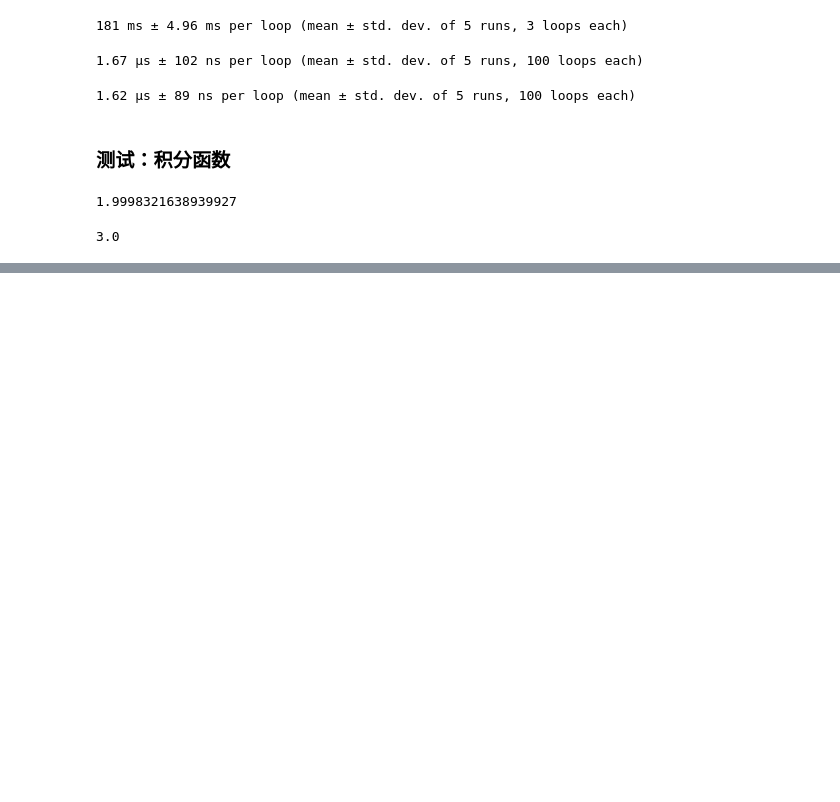
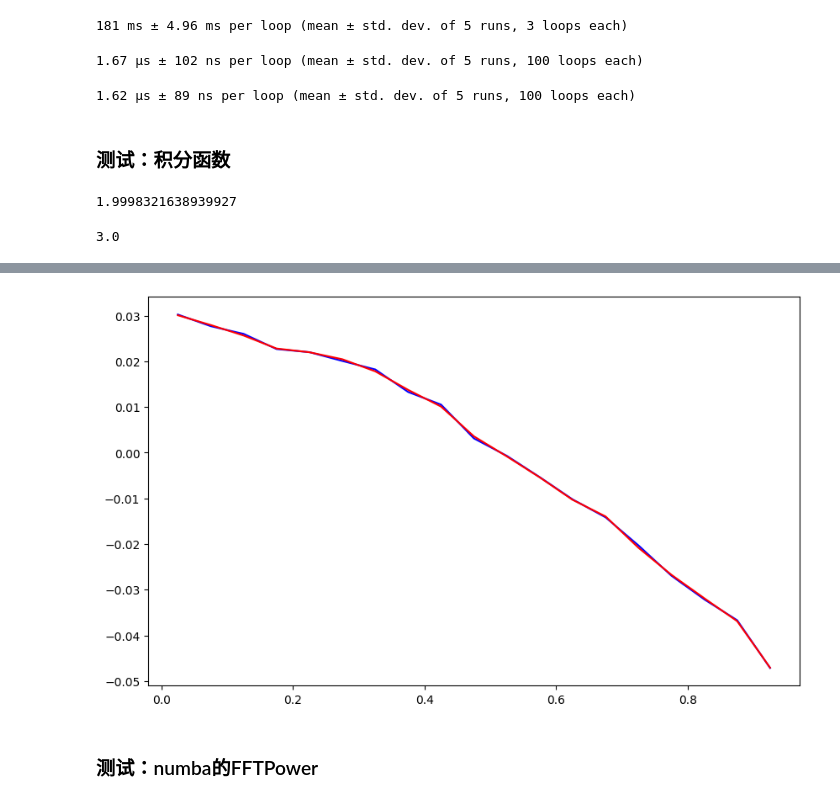
Before and after one commit to HelloGithubC/LSS_python, a Jupyter notebook: test.ipynb, the cells around one changed output, grey strips where cells are left out. Cells and saved outputs as stored; diff of their text form; code cells hidden in the pictures; blank space fills up the shorter version.

```diff
--- a/test.ipynb
+++ b/test.ipynb
@@ -123,0 +375,19 @@ from xitools import xismu as xismu_old
+# %%
+fig = plt.figure(dpi=100, figsize=(10, 6))
+ax = fig.add_subplot(111)
+axes = [ax1, ax2]
+colors = ["blue", "red"]
+xis_mu_CUTE_list = []
+xis_mu_pkl_list = []
+for i in range(2):
+    mu_CUTE, xis_mu_CUTE = tpcf_CUTE_list[i].integrate_tpcf(mupack=6, is_norm=True, quick_return=True)
+    mu_pkl, xis_mu_pkl = tpcf_pkl_list[i].integrate_tpcf(mupack=6, is_norm=True, quick_return=True)
+    xis_mu_CUTE_list.append(xis_mu_CUTE)
+    xis_mu_pkl_list.append(xis_mu_pkl)
+ax.plot(mu_CUTE, xis_mu_CUTE_list[0] - xis_mu_CUTE_list[1], color=colors[0])
+ax.plot(mu_pkl, xis_mu_pkl_list[0] - xis_mu_pkl_list[1], color=colors[1])
+plt.show()
+# %% [output]
+[figure, added]
+# %% [markdown]
+### 测试：numba的FFTPower
```
Also changed, not shown: parts of 89 cells of this notebook, 16 other files.
